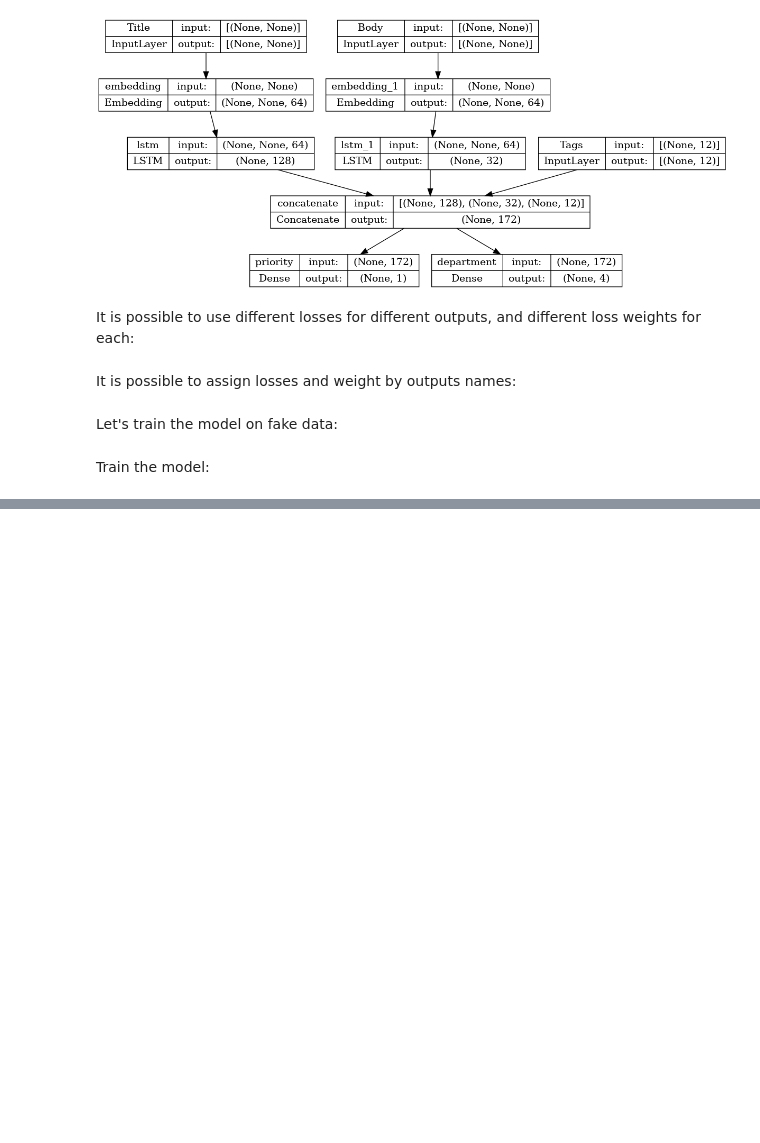
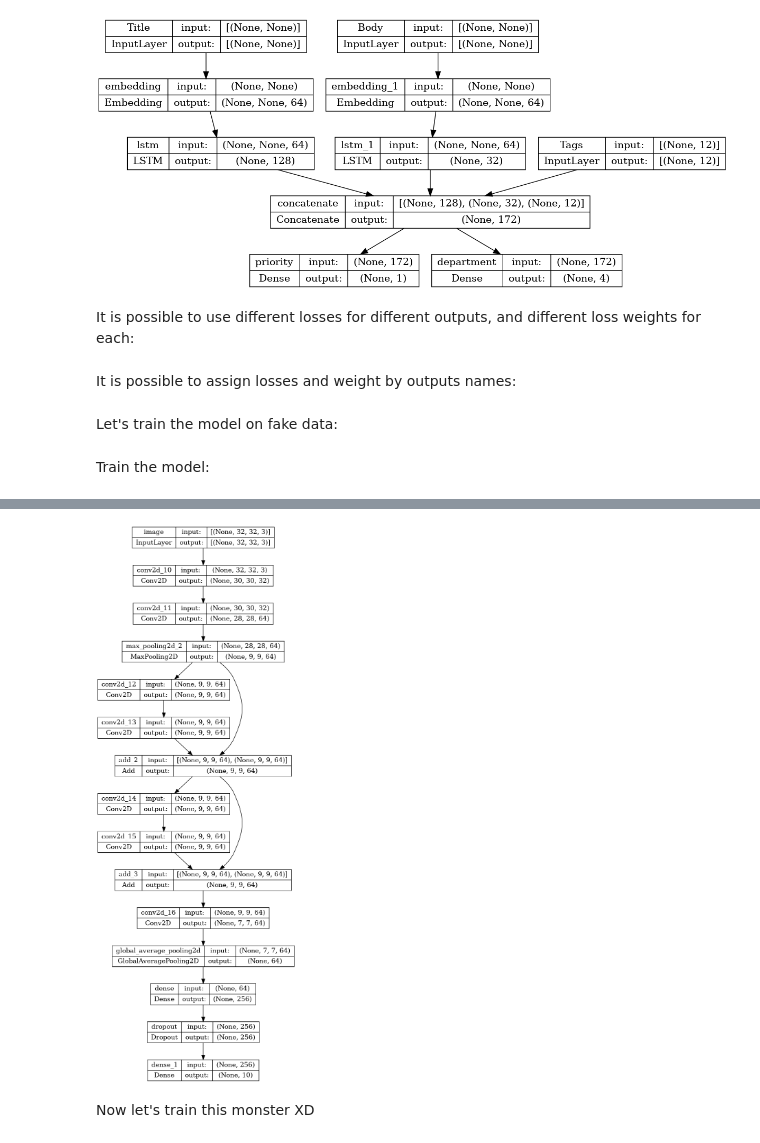
Before and after one commit to stepan-anokhin/try-tensorflow, a Jupyter notebook: notebooks/Keras-Guides/02 - Functional API.ipynb, the cells around one changed output, grey strips where cells are left out. Saved outputs shown, nothing was run; the diff lists cells and outputs as text; code cells hidden in the pictures; blank space fills up the shorter version.

```diff
--- a/notebooks/Keras-Guides/02 - Functional API.ipynb
+++ b/notebooks/Keras-Guides/02 - Functional API.ipynb
@@ -565,3 +566,26 @@ Here is also an important quote from the He's paper about addressing **vanishing
 # %%
 inputs = layers.Input(shape=(32, 32, 3), name="image")
 x = layers.Conv2D(32, 3, activation=activations.relu)(inputs)
+x = layers.Conv2D(64, 3, activation=activations.relu)(x)
+block_1_output = layers.MaxPooling2D(3)(x)
+
+x = layers.Conv2D(64, 3, activation=activations.relu, padding="same")(block_1_output)
+x = layers.Conv2D(64, 3, activation=activations.relu, padding="same")(x)
+block_2_output = layers.add([x, block_1_output])
+
+x = layers.Conv2D(64, 3, activation=activations.relu, padding="same")(block_2_output)
+x = layers.Conv2D(64, 3, activation=activations.relu, padding="same")(x)
+block_3_output = layers.add([x, block_2_output])
+
+x = layers.Conv2D(64, 3, activation=activations.relu)(block_3_output)
+x = layers.GlobalAveragePooling2D()(x)
+x = layers.Dense(256, activation=activations.relu)(x)
+x = layers.Dropout(0.5)(x)
+outputs = layers.Dense(10)(x)
+
+resnet_model=keras.Model(inputs=inputs, outputs=outputs, name="toy_resnet")
+keras.utils.plot_model(resnet_model, show_shapes=True)
+# %% [output]
+[figure, added]
+# %% [markdown]
+Now let's train this monster XD
```
Also changed, not shown: parts of 17 cells of this notebook, 1 other file.
